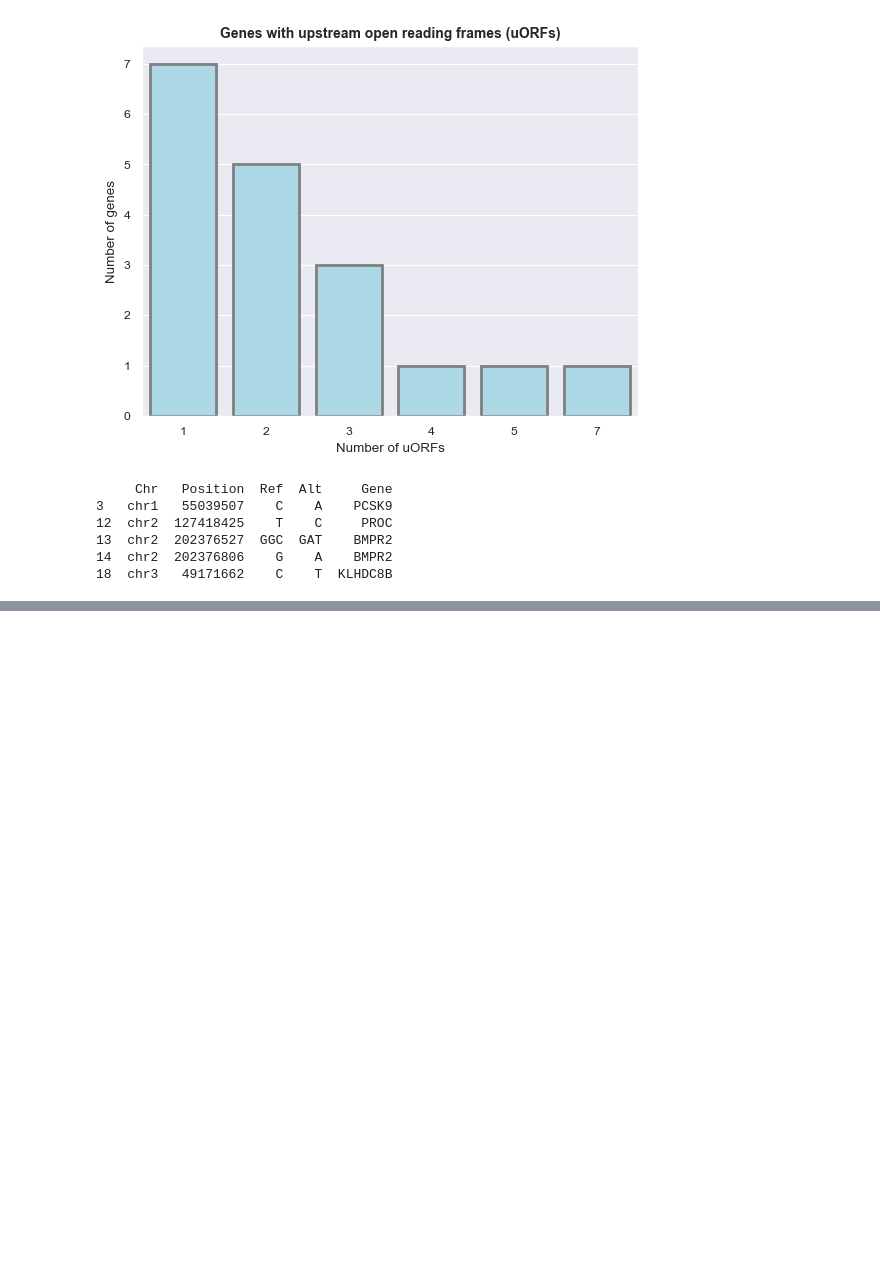
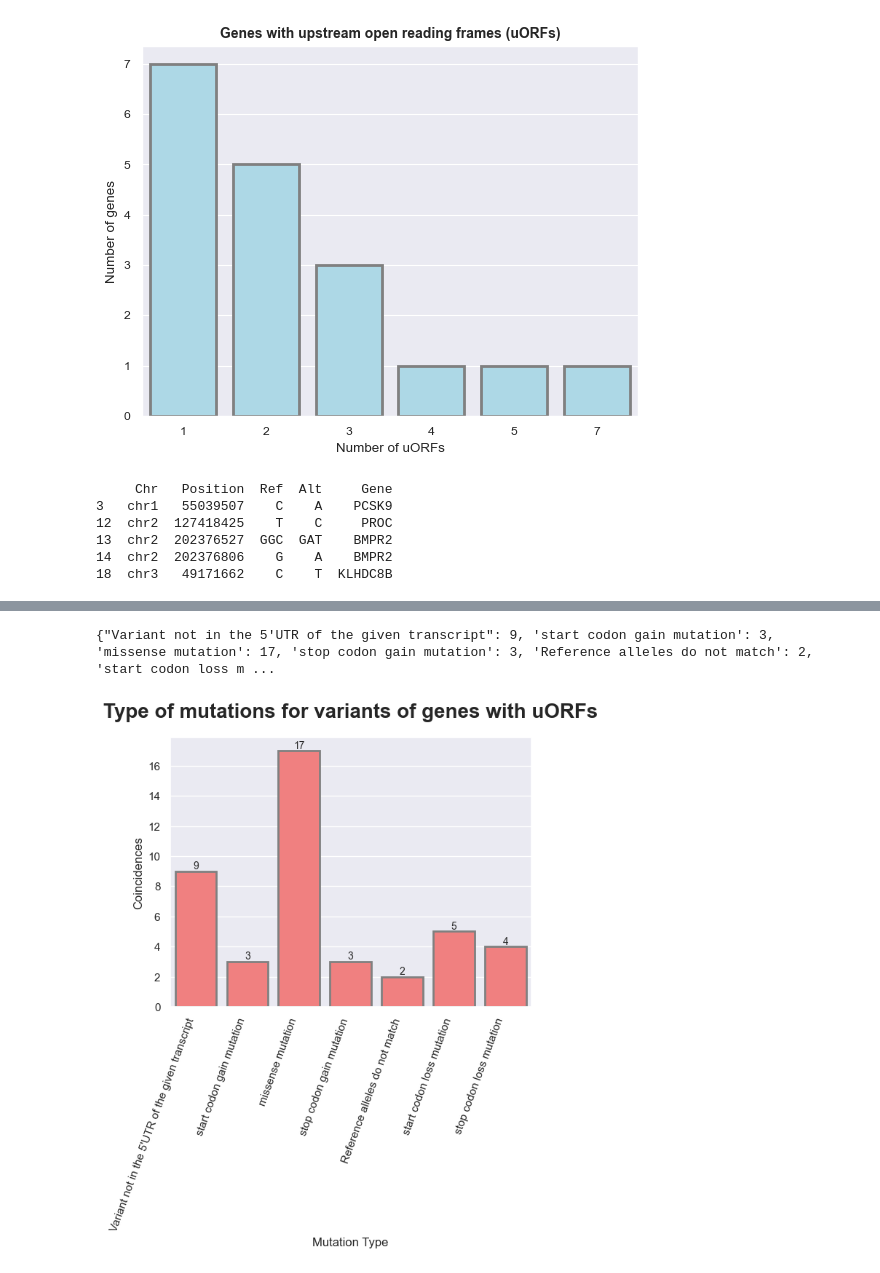
Before and after one commit to Ale-pinto-alba/utrfx, a Jupyter notebook: paper_visualization.ipynb, the cells around one changed output, grey strips where cells are left out. Cells and saved outputs as stored; diff of their text form; code cells hidden in the pictures; blank space fills up the shorter version.

Commit message:
Add more visualizations

```diff
--- a/paper_visualization.ipynb
+++ b/paper_visualization.ipynb
@@ -144,0 +342,7 @@ print(chr_of_genes_with_uorfs)
+# %%
+variants_genes_with_uorfs_df = pd.read_csv(output_fpath, delimiter="\t", header=0, index_col=0)
+
+canonical_tx_genes_with_uorfs_df = variants_genes_with_uorfs_df[variants_genes_with_uorfs_df["Type mutation"] == "canonical"]
+pathogenic_variants_genes_with_uorfs_df = variants_genes_with_uorfs_df[variants_genes_with_uorfs_df["Pathogenicity proved"] == "Yes"]
+
+print(pathogenic_variants_genes_with_uorfs_df.head())
@@ -144,0 +367,38 @@ print(chr_of_genes_with_uorfs)
+# %%
+type_mutations_pathogenic_variants_with_uorfs_dict = {}
+for type_mutation in pathogenic_variants_genes_with_uorfs_df["Type mutation"]:
+    if type_mutation not in type_mutations_pathogenic_variants_with_uorfs_dict:
+        type_mutations_pathogenic_variants_with_uorfs_dict[type_mutation] = 1
+    else:
+        type_mutations_pathogenic_variants_with_uorfs_dict[type_mutation] += 1
+
+print(type_mutations_pathogenic_variants_with_uorfs_dict)
+# %% [output]
+{"Variant not in the 5'UTR of the given transcript": 9, 'start codon gain mutation': 3, 'missense mutation': 17, 'stop codon gain mutation': 3, 'Reference alleles do not match': 2, 'start codon loss m ...
+# %%
+data_two = []
+labels_two = []
+for label, value in type_mutations_pathogenic_variants_with_uorfs_dict.items():
+    labels_two.append(label)
+    data_two.append(value)
+
+type_mutations_pathogenic_variants_with_uorfs_df = pd.DataFrame(zip(labels_two, data_two), columns=["Mutation Type", "Coincidences"])
+
+sns.set_theme()
+ax = sns.barplot(data=type_mutations_pathogenic_variants_with_uorfs_df,
+            x="Mutation Type",  # Labels on the x-axis
+            y="Coincidences",  # Values on the y-axis
+            linewidth=2,
+            edgecolor=".5",
+            facecolor="lightcoral",)
+
+plt.title("Type of mutations for variants of genes with uORFs",
+          fontsize=20,
+          fontweight="bold",
+          pad=20,
+         )
+ax.bar_label(ax.containers[0], fontsize=10)
+plt.xticks(rotation=70, ha="right")
+plt.show()
+# %% [output]
+[figure, added]
```
Also changed, not shown: parts of 5 cells of this notebook, 2 other files.
